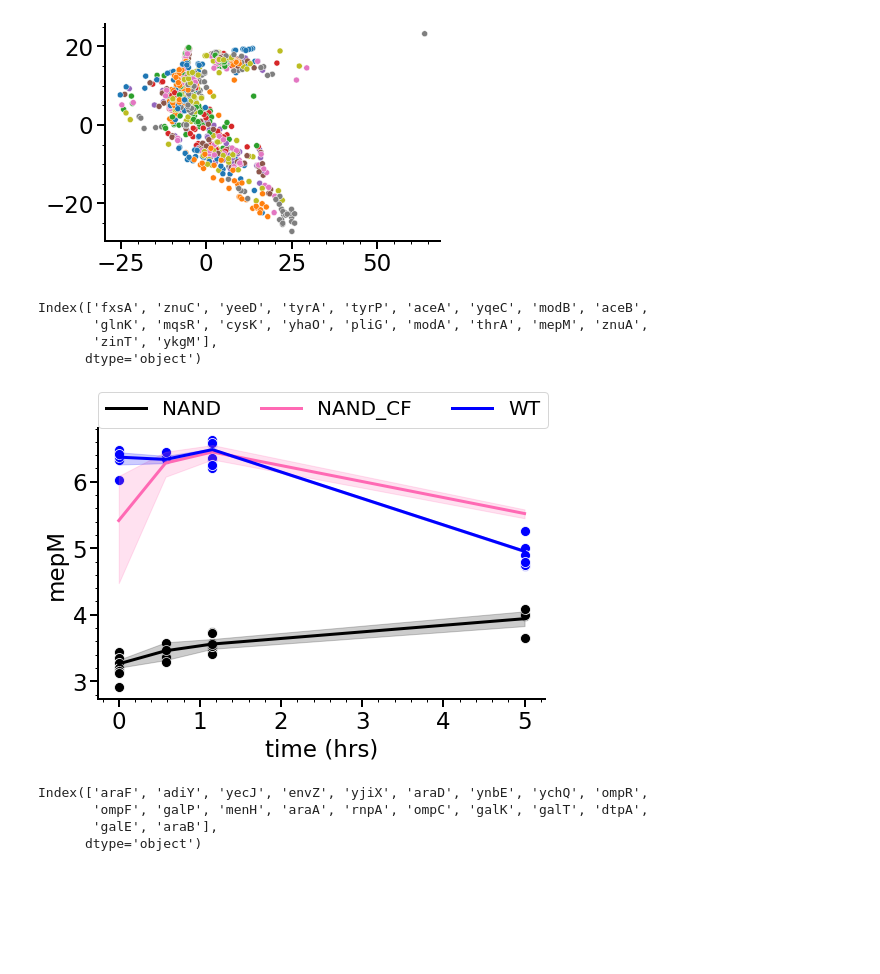
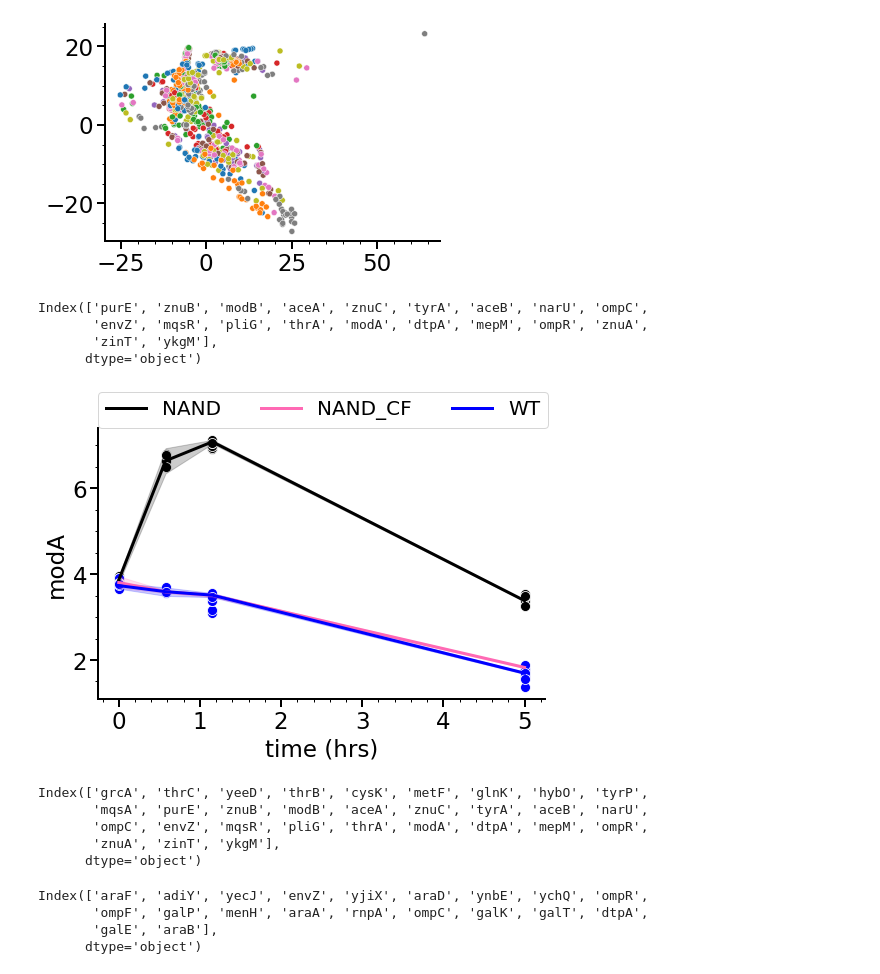
Before and after one commit to AqibHasnain/circuit-state, a Jupyter notebook: NAND_iterate/cpa_notebook.ipynb, the cells around one changed output. Saved outputs shown, nothing was run; the diff lists cells and outputs as text; code cells hidden in the pictures; blank space fills up the shorter version.

```diff
--- a/NAND_iterate/cpa_notebook.ipynb
+++ b/NAND_iterate/cpa_notebook.ipynb
@@ -446,8 +446,8 @@ X_hat_c = infer(autoenc, X[cinds], Pc, device) # control
 Px_cf = deepcopy(Px)
 # ind to set to zero
 # inds_to_zero = [0,1,2,3]
-inds_to_zero = [4,5,6,7,8]
-# inds_to_zero = [0,1,2,3,6]
+# inds_to_zero = [4,5,6,7,8]
+inds_to_zero = [0,1,2,3,4,5,6,7,8]
 # what fraction of expression to remove
 frac2rmv = 1
 # form counterfactual perturbation tensor
@@ -459,42 +459,50 @@ cf_dist = np.linalg.norm(X_hat_x - X_hat_cf, axis=0)
 high_mse_bool = (np.linalg.norm(X_hat_c - X[cinds].numpy(),axis=0) > 1.5)
 cf_dist[high_mse_bool] = 0.0
 
-print( adata.var_names[np.argsort(cf_dist)][-20:] )
+print( adata.var_names[:-9][np.argsort(cf_dist)][-20:] )
 
-this_gene = 'mepM' # adata.var_names[np.argsort(cf_dist)][-1]
+this_gene = 'modA' # adata.var_names[np.argsort(cf_dist)][-1]
 this_ind = adata.var_names.tolist().index(this_gene)
 plt.figure(figsize=(8,5))
 sns.scatterplot(x = Px[:,-3],
                 y = X[xinds,this_ind].numpy(),
                 s = 100, legend = False, color='k',)
 
 sns.scatterplot(x = Pc[:,-3],
                 y = X[cinds,this_ind].numpy(),
                 s = 100, legend = False, color='b',)
 
 sns.lineplot(x=Px[:,-3],
              y=X_hat_x[:,this_ind],
              color='k',label='NAND')
 
 sns.lineplot(x=Px_cf[:,-3],
              y=X_hat_cf[:,this_ind],
              color='hotpink',label='NAND_CF')
 
 sns.lineplot(x=Pc[:,-3],
              y=X_hat_c[:,this_ind],
              color='b',label='WT')
 
 plt.legend(loc=(0,1),ncol=3,fontsize=20)
 # plt.ylim(3.5,9.25)
 plt.ylabel(this_gene)
 plt.xlabel('time (hrs)')
 plt.show()
 # %% [output]
-Index(['fxsA', 'znuC', 'yeeD', 'tyrA', 'tyrP', 'aceA', 'yqeC', 'modB', 'aceB',
-       'glnK', 'mqsR', 'cysK', 'yhaO', 'pliG', 'modA', 'thrA', 'mepM', 'znuA',
+Index(['purE', 'znuB', 'modB', 'aceA', 'znuC', 'tyrA', 'aceB', 'narU', 'ompC',
+       'envZ', 'mqsR', 'pliG', 'thrA', 'modA', 'dtpA', 'mepM', 'ompR', 'znuA',
        'zinT', 'ykgM'],
       dtype='object')
-[figure, old version]
+[figure, new version]
+# %%
+adata.var_names[:-9][np.argsort(cf_dist)][-30:]
+# %% [output]
+Index(['grcA', 'thrC', 'yeeD', 'thrB', 'cysK', 'metF', 'glnK', 'hybO', 'tyrP',
+       'mqsA', 'purE', 'znuB', 'modB', 'aceA', 'znuC', 'tyrA', 'aceB', 'narU',
+       'ompC', 'envZ', 'mqsR', 'pliG', 'thrA', 'modA', 'dtpA', 'mepM', 'ompR',
+       'znuA', 'zinT', 'ykgM'],
+      dtype='object')
 # %%
 ### Compare wild-type to wild-type IPTG/Ara counterfactuals
 xdata, Px, xinds = subset_adata(adata, P, strain=['wild-type'],iptg=[15.0],ara=[0.0],
```
Also changed, not shown: parts of 8 cells of this notebook, 1 other file.
